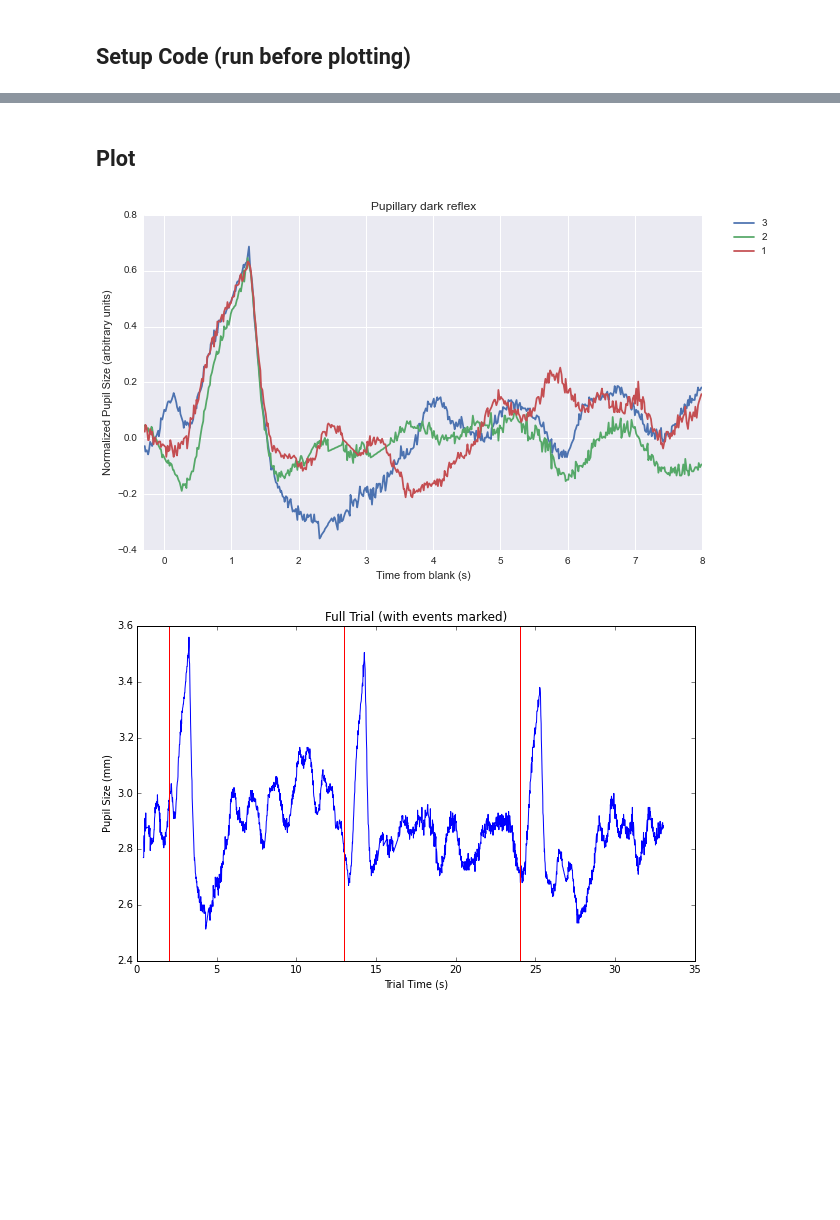
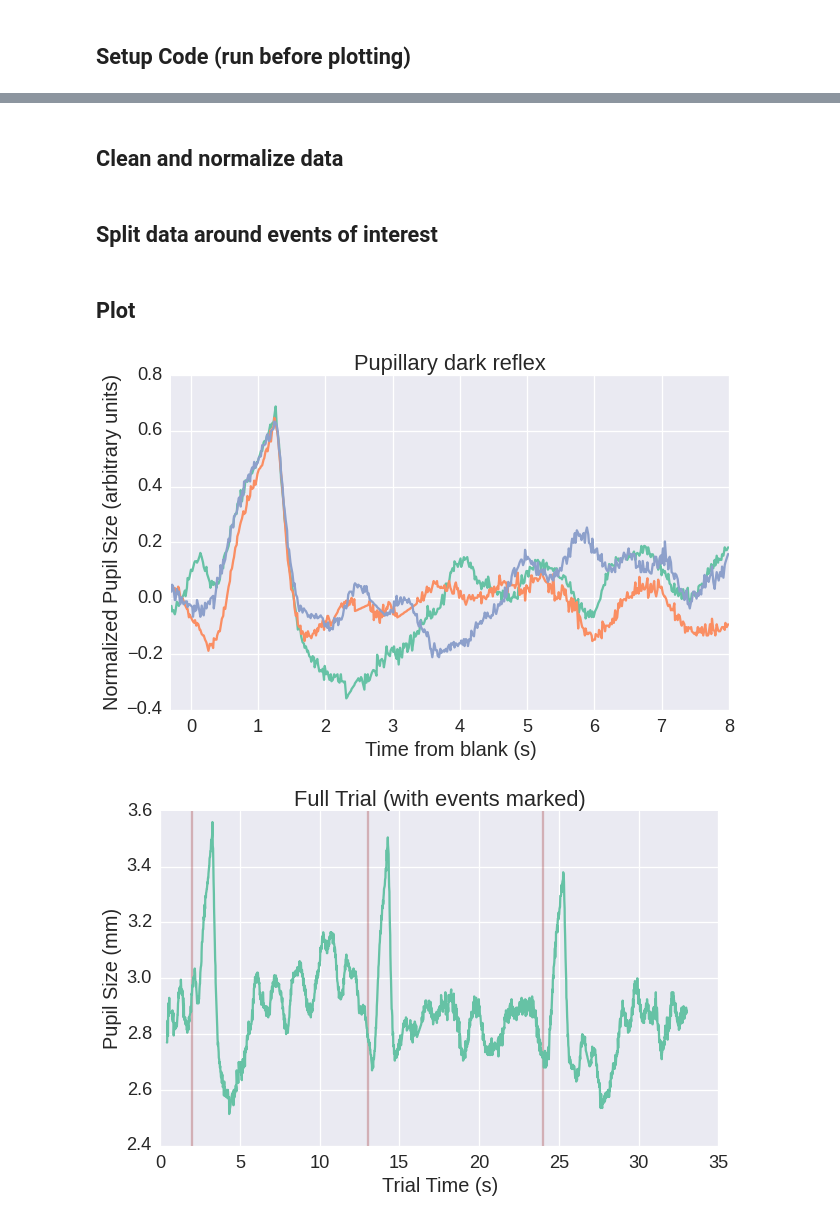
Before and after one commit to pearsonlab/pupil, a Jupyter notebook: pyanalysis/analyze_darktest.ipynb, the cells around one changed output, grey strips where cells are left out. Cells and saved outputs as stored; diff of their text form; code cells hidden in the pictures; blank space fills up the shorter version.

Commit message:
added aesthetic enhancements to plots

```diff
--- a/pyanalysis/analyze_darktest.ipynb
+++ b/pyanalysis/analyze_darktest.ipynb
@@ -2,3 +2,17 @@
 # Dark Test Analysis
 # %% [markdown]
 ## Setup Code (run before plotting)
+# %%
+# preparatory work
+import utils
+import pandas as pd
+
+# set up plotting
+import matplotlib.pyplot as plt
+import seaborn as sns
+%matplotlib inline
+
+# make plots pretty
+sns.set_style('darkgrid')
+sns.set_context('talk', font_scale=1.4)
+sns.set_palette("Set2")
@@ -4,0 +21,7 @@
+# %%
+### FILE LOCATION
+datafile_path = 'data/darktest.tsv'
+
+df = pd.DataFrame.from_csv(datafile_path, sep='\t') # load .tsv into dataframe
+# %% [markdown]
+## Clean and normalize data
@@ -5 +34,3 @@
+# %% [markdown]
+## Split data around events of interest
 # %%
@@ -32,23 +47,23 @@ norm_pupil = norm_data[idx.get_loc('MeanPupil')]
 ## Plot
 # %%
 plt.figure(figsize=(10,6))
+
 plt.plot(norm_pupil.index, norm_pupil);
 plt.xlim([tpre, tpost])
 plt.title('Pupillary dark reflex');
 plt.ylabel('Normalized Pupil Size (arbitrary units)');
 plt.xlabel('Time from blank (s)');
-plt.legend([3,2,1], bbox_to_anchor=(1.05, 1), loc=2, borderaxespad=0.);
 # %% [output]
-[figure, old version]
+[figure, new version]
 # %%
 plt.figure(figsize=(10,6))
 plt.plot(df.index, df['MeanPupil']);
 plt.ylim([2.4, 3.6])
-plt.plot((2.006, 2.006), (2.4, 3.6), 'red')
-plt.plot((13.017, 13.017), (2.4, 3.6), 'red')
-plt.plot((24.028, 24.028), (2.4, 3.6), 'red')
+plt.plot((2.006, 2.006), (2.4, 3.6), 'darkred', zorder=1, alpha=0.25)
+plt.plot((13.017, 13.017), (2.4, 3.6), 'darkred', zorder=1, alpha=0.25)
+plt.plot((24.028, 24.028), (2.4, 3.6), 'darkred', zorder=1, alpha=0.25)
 plt.title('Full Trial (with events marked)');
 plt.ylabel('Pupil Size (mm)');
 plt.xlabel('Trial Time (s)');
 # %% [output]
-[figure, old version]
+[figure, new version]
```
Also changed, not shown: parts of 3 cells of this notebook, 2 other files.
